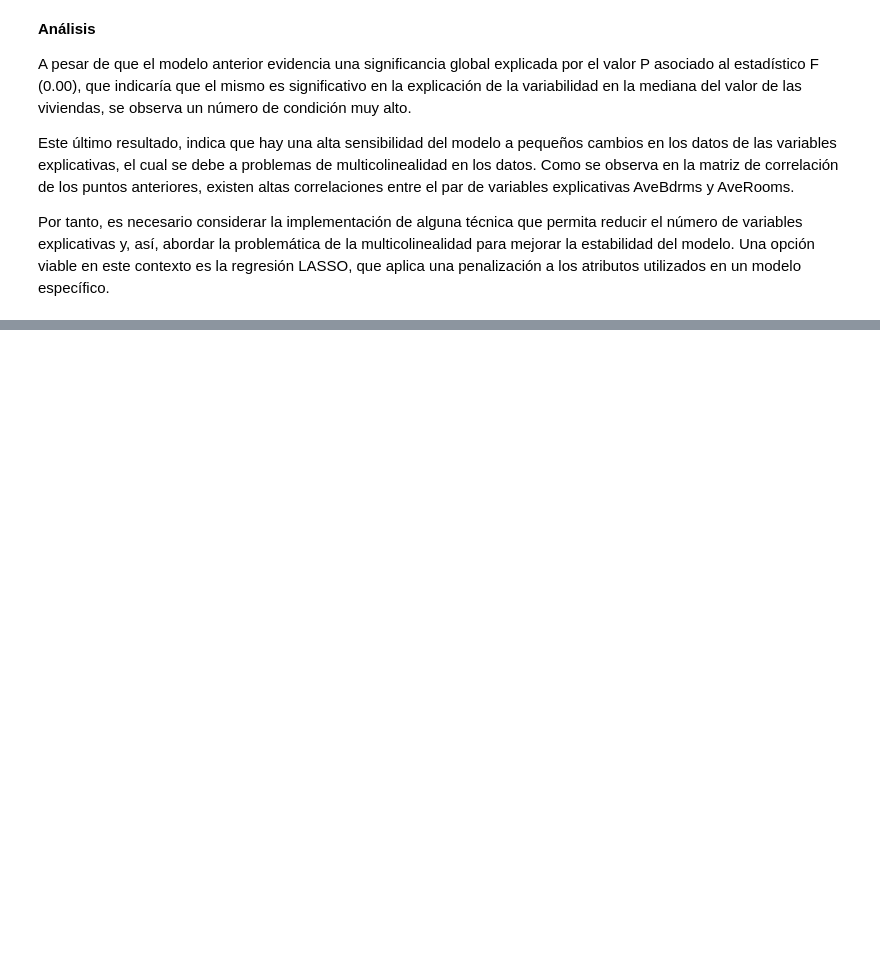
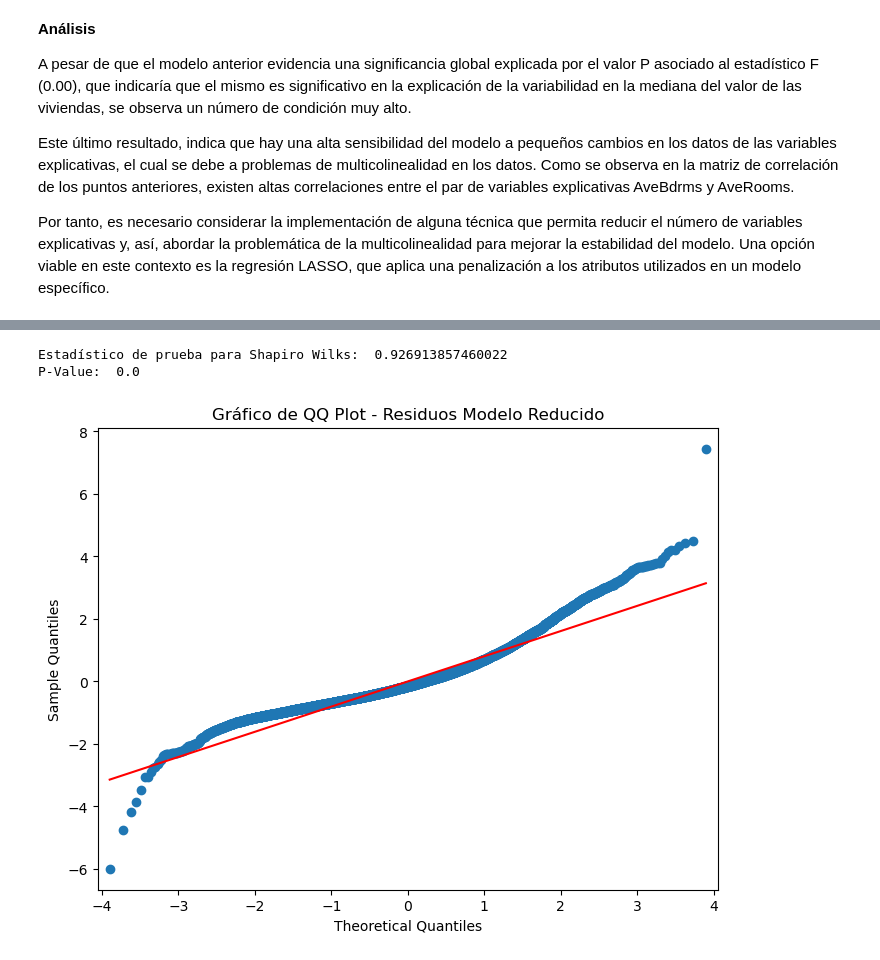
Before and after one commit to Daniel1martinez2/mcd-analisis-cuantitativo-evaluacion-1, a Jupyter notebook: punto3.ipynb, the cells around one changed output, grey strips where cells are left out. Cells and saved outputs as stored; diff of their text form; code cells hidden in the pictures; blank space fills up the shorter version.

```diff
--- a/punto3.ipynb
+++ b/punto3.ipynb
@@ -371,0 +497,16 @@ Por tanto, es necesario considerar la implementación de alguna técnica que per
+# %%
+X_reduce = df_X.drop(["AveBedrms", "Population", "AveOccup","Latitude","Longitude"], axis=1)
+y = df_Y
+# %%
+#Se añade una columna de 1's para poder tener el término independiente
+
+X_reduce = sm.add_constant(X_reduce)
+
+#Entrenamiento del modelo usando OLS
+
+model = sm.OLS(y,X_reduce)
+results = model.fit()
+
+#Resumen del modelo
+
+print(results.summary())
@@ -371,0 +575,26 @@ Por tanto, es necesario considerar la implementación de alguna técnica que per
+# %%
+from scipy import stats
+
+shapiro_test_statistic, shapiro_p_value = stats.shapiro(results.resid)
+print("Estadístico de prueba para Shapiro Wilks: ", shapiro_test_statistic)
+print("P-Value: ", shapiro_p_value)
+# %% [output]
+Estadístico de prueba para Shapiro Wilks:  0.926913857460022
+P-Value:  0.0
+# %%
+import matplotlib.pyplot as plt
+import statsmodels.api as sm
+from statsmodels.graphics.gofplots import qqplot
+
+#Residuos del modelo de regresión reducido
+
+residuos = results.resid
+
+# Gráfico QQ Plot
+
+fig, ax = plt.subplots(figsize=(8, 6))
+qqplot(residuos, line='s', ax=ax)
+ax.set_title('Gráfico de QQ Plot - Residuos Modelo Reducido')
+plt.show()
+# %% [output]
+[figure, added]
```
Also changed, not shown: parts of 56 cells of this notebook.
